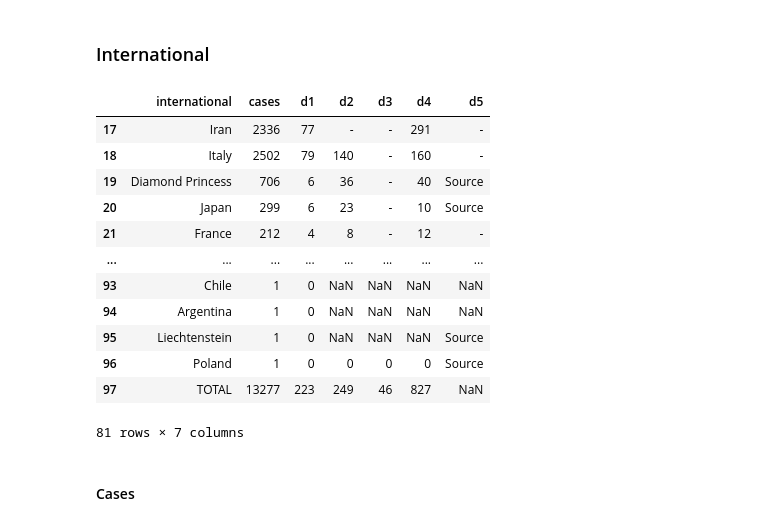
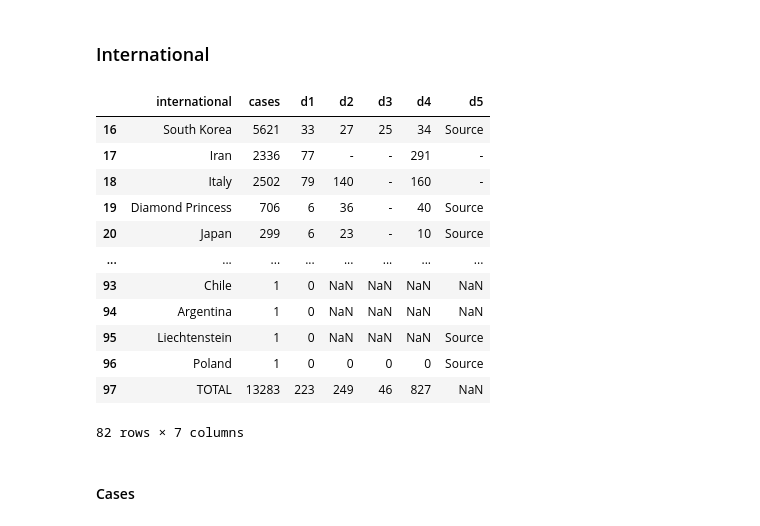
Before and after one commit to alext234/coronavirus-stats, a Jupyter notebook: bnonews-stats.ipynb, the cells around one changed output. Saved outputs shown, nothing was run; the diff lists cells and outputs as text; code cells hidden in the pictures.

Commit message:
fix bug korea from bnonb

```diff
--- a/bnonews-stats.ipynb
+++ b/bnonews-stats.ipynb
@@ -61,23 +61,23 @@ dfs[0]
 # %%
 df_intl=dfs[0]
 df_intl  = df_intl .drop(df_intl .columns[0], axis=1)
-df_intl  = df_intl .drop(list(range(17)), axis=0)
+df_intl  = df_intl .drop(list(range(16)), axis=0)
 df_intl.columns=['international', 'cases', 'd1', 'd2', 'd3', 'd4', 'd5']
 df_intl
 # %% [output]
 |  | international | cases | d1 | d2 | d3 | d4 | d5 |
+| 16 | South Korea | 5621 | 33 | 27 | 25 | 34 | Source |
 | 17 | Iran | 2336 | 77 | - | - | 291 | - |
 | 18 | Italy | 2502 | 79 | 140 | - | 160 | - |
 | 19 | Diamond Princess | 706 | 6 | 36 | - | 40 | Source |
 | 20 | Japan | 299 | 6 | 23 | - | 10 | Source |
-| 21 | France | 212 | 4 | 8 | - | 12 | - |
 | ... | ... | ... | ... | ... | ... | ... | ... |
 | 93 | Chile | 1 | 0 | NaN | NaN | NaN | NaN |
 | 94 | Argentina | 1 | 0 | NaN | NaN | NaN | NaN |
 | 95 | Liechtenstein | 1 | 0 | NaN | NaN | NaN | Source |
 | 96 | Poland | 1 | 0 | 0 | 0 | 0 | Source |
-| 97 | TOTAL | 13277 | 223 | 249 | 46 | 827 | NaN |
+| 97 | TOTAL | 13283 | 223 | 249 | 46 | 827 | NaN |
-81 rows × 7 columns
+82 rows × 7 columns
 # %%
 df_intl.columns = df_intl.columns.map(str.lower)
 # %% [markdown]
```
Also changed, not shown: parts of 6 cells of this notebook, 3 other files.
